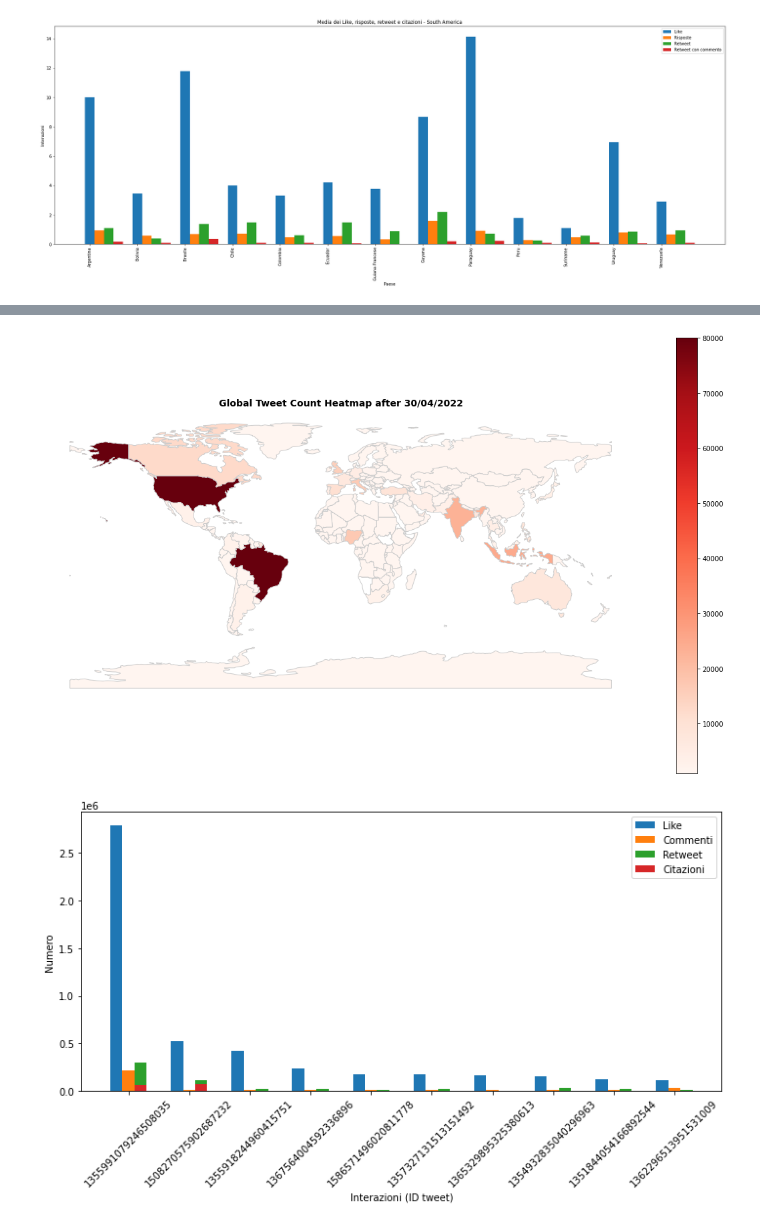
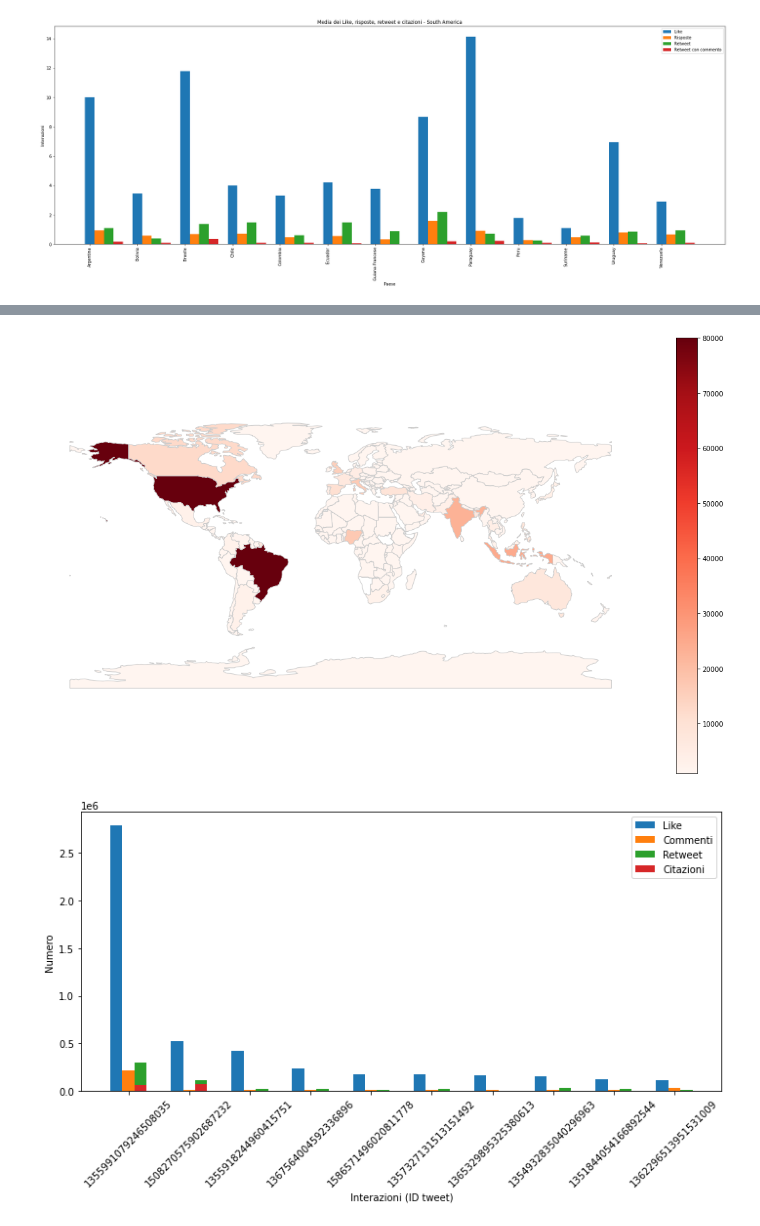
Before and after one commit to isabellamarasco/Blockchain_project, a Jupyter notebook: analysis.ipynb, the cells around one changed output, grey strips where cells are left out. Cells and saved outputs as stored; diff of their text form; code cells hidden in the pictures.

```diff
--- a/analysis.ipynb
+++ b/analysis.ipynb
@@ -661,33 +739,33 @@ world_after = world_after.merge(tweet_counts_df, on='country_code', how='left')
 # %%
 # Crea la figura e gli assi
 fig, ax = plt.subplots(figsize=(20, 12))
 
 # Personalizza la colormap
 cmap = 'Reds'  # Colormap
 cbar_label = 'Tweet Count'  # Etichetta della colorbar
 
 # Imposta il limite massimo di intensità di colore
 vmax = 80000  # Limite massimo di intensità di colore
 
 # Disegna la heatmap con limite massimo di intensità di colore e valori mancanti bianchi
 world_after.plot(column='tweet_count', cmap=cmap, linewidth=1, ax=ax, edgecolor='0.8', alpha=1, legend=True, vmax=vmax, vmin=1000, missing_kwds={'color': 'none'})
 
 # Rimuovi gli assi
 ax.set_axis_off()
 
 # Aggiungi un titolo
-ax.set_title('Global Tweet Count Heatmap after 30/04/2022', fontweight='bold', fontsize=14)
+#ax.set_title('Global Tweet Count Heatmap after 30/04/2022', fontweight='bold', fontsize=14)
 
 # Aggiungi una colorbar
 sm = plt.cm.ScalarMappable(cmap=cmap)
 sm.set_array([])
 #cbar = fig.colorbar(sm, ax=ax, fraction=0.046, pad=0.04)
 #cbar.set_label(cbar_label, rotation=90)
 
 # Mostra il plot
 plt.show()
 # %% [output]
-[figure, old version]
+[figure, new version]
 # %%
 replies_df = df[df['in_reply_to_user_id'].notnull()]
 interaction_counts = replies_df['in_reply_to_user_id'].value_counts()
```
Also changed, not shown: parts of 10 cells of this notebook, 3 other files.
